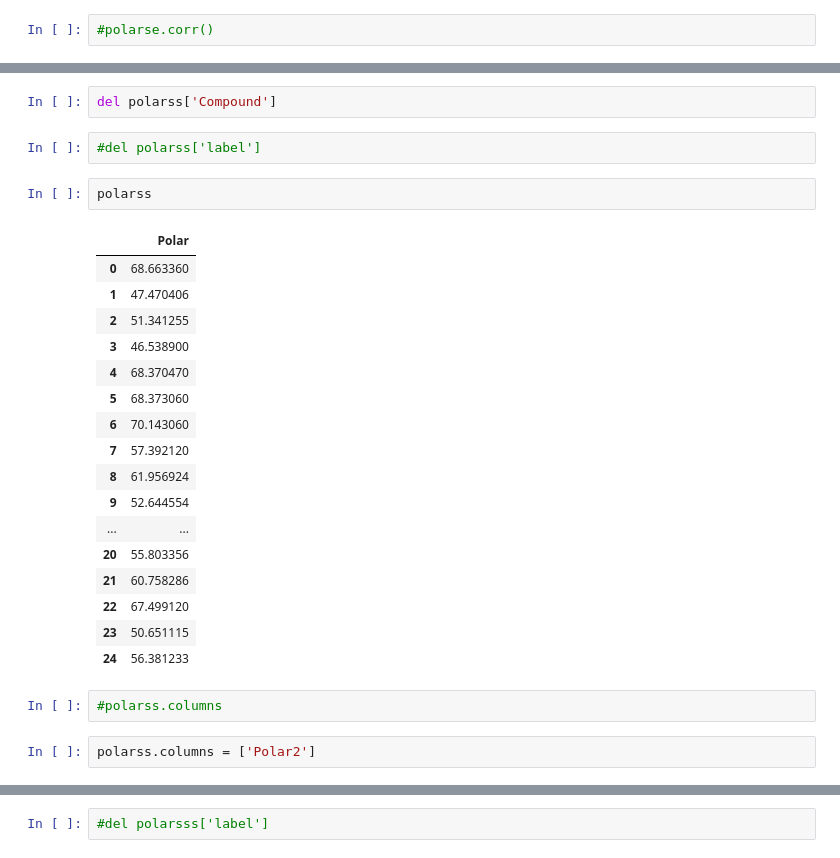
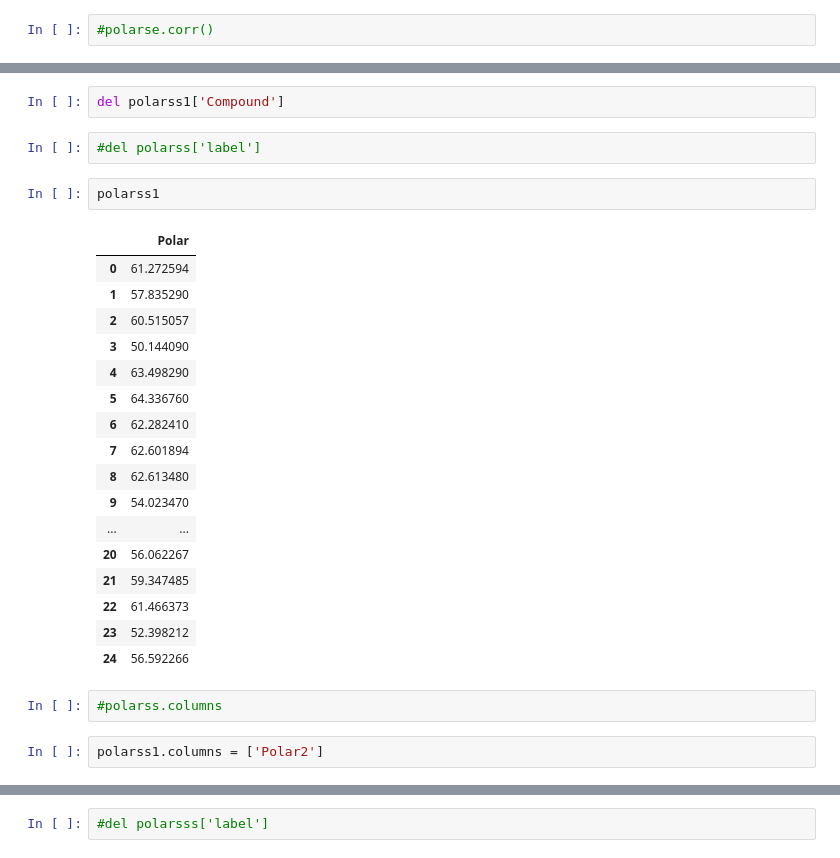
Before and after one commit to tomjeans/predictpolar2, a Jupyter notebook: precidate polar.ipynb, the cells around one changed output, grey strips where cells are left out. Drawn from its saved outputs; the diff is of its cells as text.

```diff
--- a/precidate polar.ipynb
+++ b/precidate polar.ipynb
@@ -621,31 +621,31 @@ polarsss.head()
 | 3 | 24.500000 |
 | 4 | 75.027000 |
 # %%
-del polarss['Compound']
+del polarss1['Compound']
 # %%
 #del polarss['label']
-# %%
-polarss
-# %% [output]
-|  | Polar |
-| 0 | 68.663360 |
-| 1 | 47.470406 |
-| 2 | 51.341255 |
-| 3 | 46.538900 |
-| 4 | 68.370470 |
-| 5 | 68.373060 |
-| 6 | 70.143060 |
-| 7 | 57.392120 |
-| 8 | 61.956924 |
-| 9 | 52.644554 |
-| ... | ... |
-| 20 | 55.803356 |
-| 21 | 60.758286 |
-| 22 | 67.499120 |
-| 23 | 50.651115 |
-| 24 | 56.381233 |
+# %%
+polarss1
+# %% [output]
+|  | Polar |
+| 0 | 61.272594 |
+| 1 | 57.835290 |
+| 2 | 60.515057 |
+| 3 | 50.144090 |
+| 4 | 63.498290 |
+| 5 | 64.336760 |
+| 6 | 62.282410 |
+| 7 | 62.601894 |
+| 8 | 62.613480 |
+| 9 | 54.023470 |
+| ... | ... |
+| 20 | 56.062267 |
+| 21 | 59.347485 |
+| 22 | 61.466373 |
+| 23 | 52.398212 |
+| 24 | 56.592266 |
 # %%
 #polarss.columns
 # %%
-polarss.columns = ['Polar2']
+polarss1.columns = ['Polar2']
 # %%
```
Also changed, not shown: parts of 43 cells of this notebook, 26 other files.
